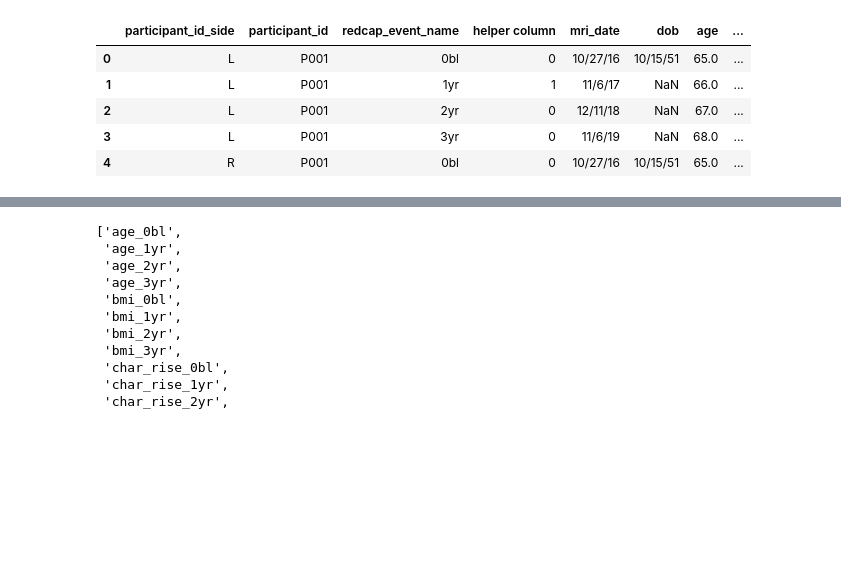
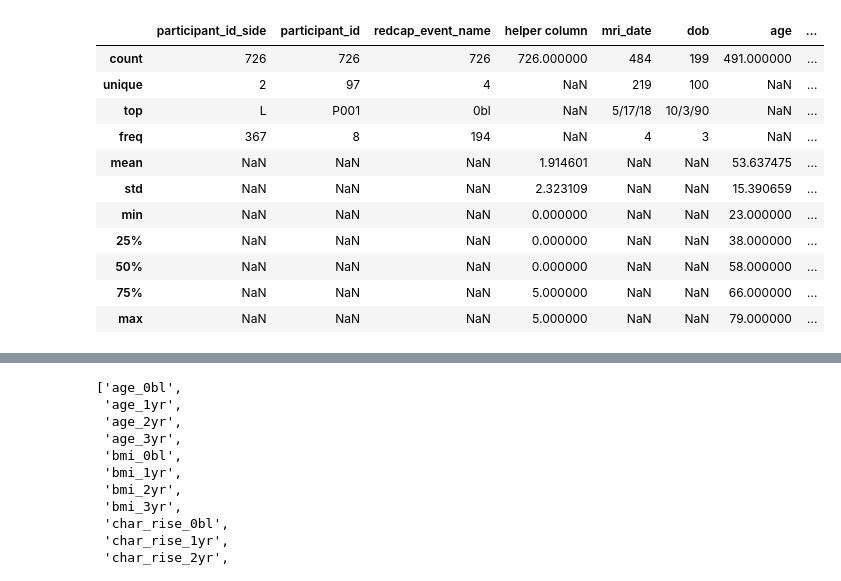
Before and after one commit to samanthahuff/ML-tutorials, a Jupyter notebook: data_processing.ipynb, the cells around one changed output, grey strips where cells are left out. Cells and saved outputs as stored; diff of their text form; code cells hidden in the pictures; blank space fills up the shorter version.

```diff
--- a/data_processing.ipynb
+++ b/data_processing.ipynb
@@ -7,15 +9,22 @@ pd.set_option('display.max_columns', None)
 # %%
 df.loc[(df.redcap_event_name == 'baseline_arm_1'),'redcap_event_name']='0bl'
 df.loc[(df.redcap_event_name == '1_yr_follow_up_arm_1'),'redcap_event_name']='1yr'
 df.loc[(df.redcap_event_name == '2_yr_follow_up_arm_1'),'redcap_event_name']='2yr'
 df.loc[(df.redcap_event_name == '3_yr_follow_up_arm_1'),'redcap_event_name']='3yr'
 df.loc[df['participant_id_side'].str.contains('L'), 'participant_id_side'] = 'L'
 df.loc[df['participant_id_side'].str.contains('R'), 'participant_id_side'] = 'R'
 df.head()
+df.describe(include = 'all')
 # %% [output]
 |  | participant_id_side | participant_id | redcap_event_name | helper column | mri_date | dob | age | ... |
-| 0 | L | P001 | 0bl | 0 | 10/27/16 | 10/15/51 | 65.0 | ... |
-| 1 | L | P001 | 1yr | 1 | 11/6/17 | NaN | 66.0 | ... |
-| 2 | L | P001 | 2yr | 0 | 12/11/18 | NaN | 67.0 | ... |
-| 3 | L | P001 | 3yr | 0 | 11/6/19 | NaN | 68.0 | ... |
-| 4 | R | P001 | 0bl | 0 | 10/27/16 | 10/15/51 | 65.0 | ... |
+| count | 726 | 726 | 726 | 726.000000 | 484 | 199 | 491.000000 | ... |
+| unique | 2 | 97 | 4 | NaN | 219 | 100 | NaN | ... |
+| top | L | P001 | 0bl | NaN | 5/17/18 | 10/3/90 | NaN | ... |
+| freq | 367 | 8 | 194 | NaN | 4 | 3 | NaN | ... |
+| mean | NaN | NaN | NaN | 1.914601 | NaN | NaN | 53.637475 | ... |
+| std | NaN | NaN | NaN | 2.323109 | NaN | NaN | 15.390659 | ... |
+| min | NaN | NaN | NaN | 0.000000 | NaN | NaN | 23.000000 | ... |
+| 25% | NaN | NaN | NaN | 0.000000 | NaN | NaN | 38.000000 | ... |
+| 50% | NaN | NaN | NaN | 0.000000 | NaN | NaN | 58.000000 | ... |
+| 75% | NaN | NaN | NaN | 5.000000 | NaN | NaN | 66.000000 | ... |
+| max | NaN | NaN | NaN | 5.000000 | NaN | NaN | 79.000000 | ... |
```
Also changed, not shown: parts of 14 cells of this notebook.
